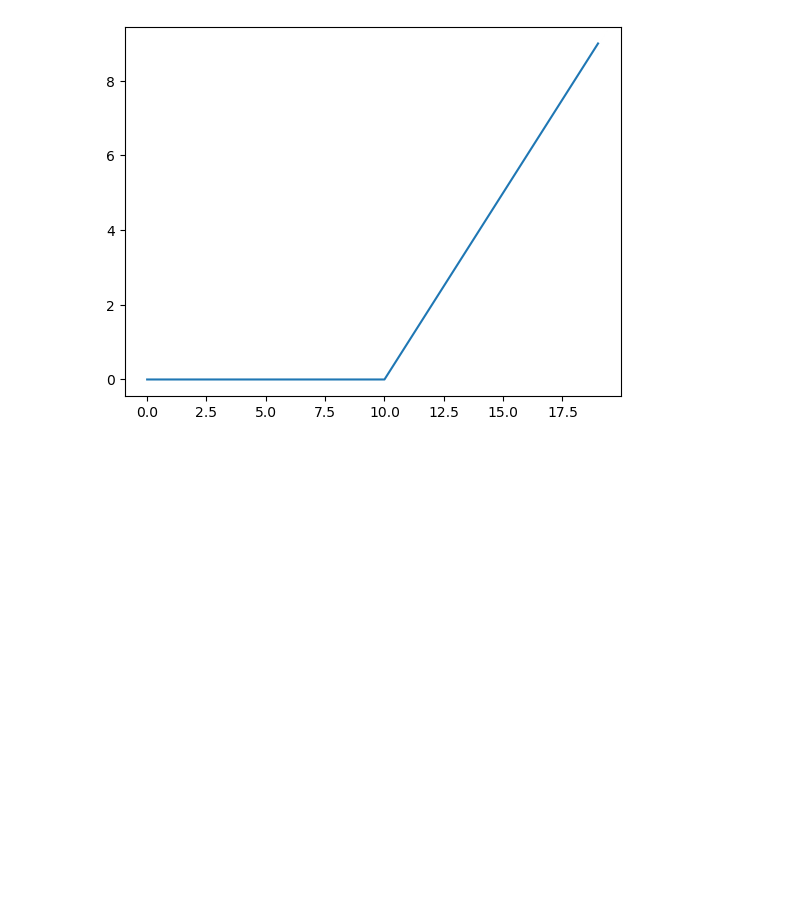
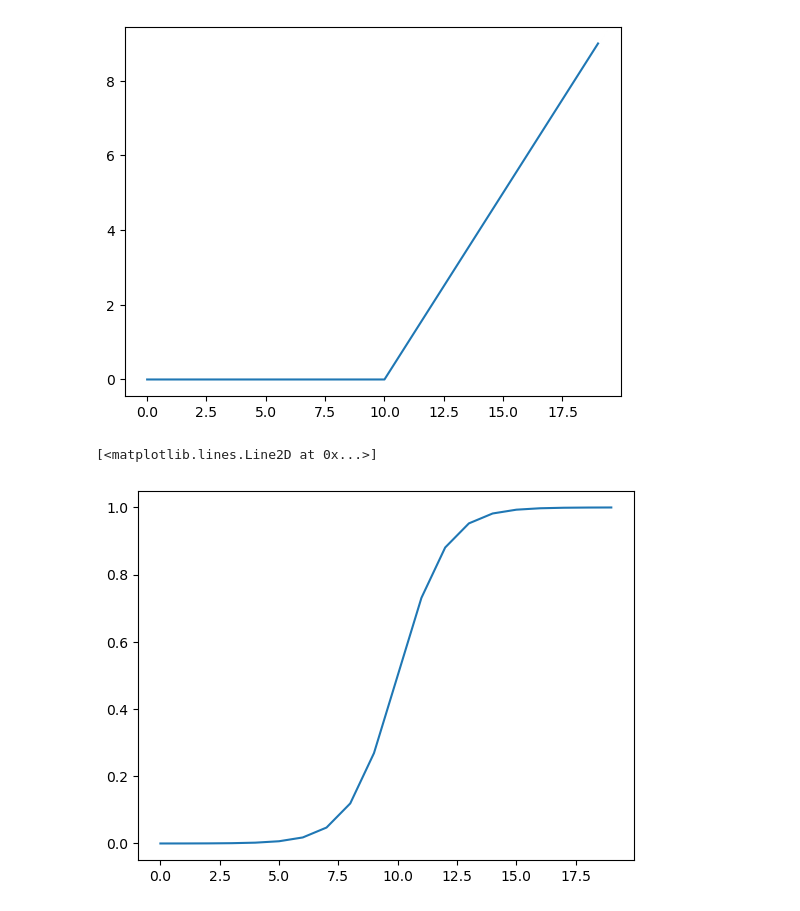
Before and after one commit to Vozikis/Pytorch-for-deep-learning, a Jupyter notebook: 02_neural_networks_classification.ipynb, the cells around one changed output. Saved outputs shown, nothing was run; the diff lists cells and outputs as text; code cells hidden in the pictures; blank space fills up the shorter version.

Commit message:
plot the sigmoid function

```diff
--- a/02_neural_networks_classification.ipynb
+++ b/02_neural_networks_classification.ipynb
@@ -686,3 +686,8 @@ plt.plot(torch.relu(A))
 # %% [output]
 [<matplotlib.lines.Line2D at 0x...>]
 [figure]
+# %%
+plt.plot(torch.sigmoid(A))
+# %% [output]
+[<matplotlib.lines.Line2D at 0x...>]
+[figure, added]
```
